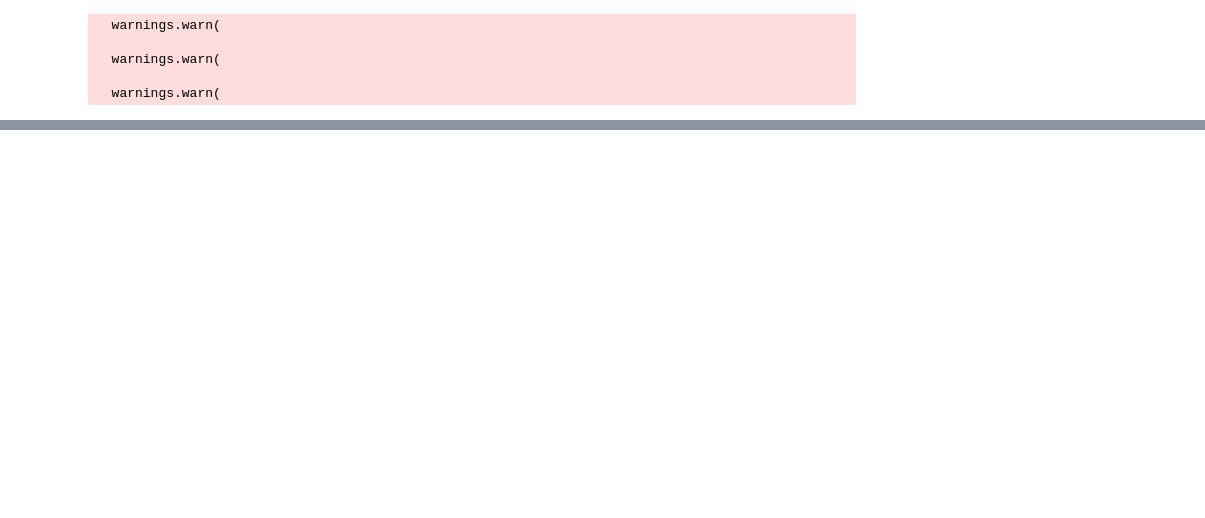
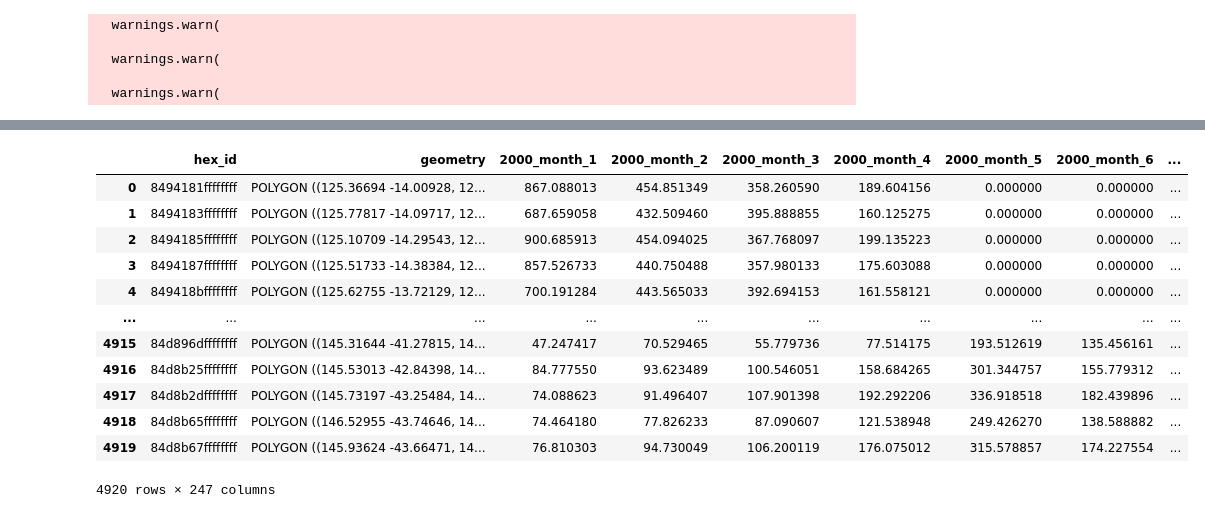
Before and after one commit to WyattJiang/2025_DataScienceProject2_DS07, a Jupyter notebook: data_gen/data_processing.ipynb, the cells around one changed output, grey strips where cells are left out. Drawn from its saved outputs; the diff is of its cells as text; code cells hidden in the pictures; blank space fills up the shorter version.

Commit message:
hexagons be hexin

```diff
--- a/data_gen/data_processing.ipynb
+++ b/data_gen/data_processing.ipynb
@@ -8,6 +18,6 @@ precip, tmin, tmax = extractor.process_catalog(["precip", "tmin", "tmax"])
 # %%
-_, state_polygons = extractor.aggregate_shape(precip)
-precip_gdf_hex, hexagon_polygons = extractor.aggregate_h3_australia(precip)
-tmax_gdf_hex, _ = extractor.aggregate_h3_australia(tmax)
-tmin_gdf_hex, _ = extractor.aggregate_h3_australia(tmin)
+# _, state_polygons = extractor.aggregate_shape(precip)
+precip_gdf_hex, hexagon_polygons = extractor.aggregate_h3_australia(precip, state_polygons, resolution=4)
+# tmax_gdf_hex, _ = extractor.aggregate_h3_australia(tmax, state_polygons)
+# tmin_gdf_hex, _ = extractor.aggregate_h3_australia(tmin, state_polygons)
 # %% [output]
@@ -16,5 +30,5 @@ AttributeError: module 'h3' has no attribute 'geo_to_h3'
 # %%
-precip_gdf, state_polygons = extractor.aggregate_shape(precip)
+precip_gdf, _ = extractor.aggregate_shape(precip)
 tmax_gdf, _ = extractor.aggregate_shape(tmax)
 tmin_gdf, _ = extractor.aggregate_shape(tmin)
 # %% [output]
@@ -176,0 +143,31 @@ Name: SHAPE_Area, dtype: float64
+# %%
+import folium
+import geopandas
+import geopandas as gpd
+merged = hexagon_polygons.merge(precip_gdf_hex, on="hex_id", how="inner")
+
+merged = gpd.GeoDataFrame(merged, geometry="geometry", crs=state_polygons.crs)
+
+m = merged.explore(
+    column="2020_month_1",
+    cmap="Blues",
+    tooltip=["2020_month_1"],
+    popup=False,
+    tiles="OpenStreetMap"
+)
+# %%
+merged
+# %% [output]
+|  | hex_id | geometry | 2000_month_1 | 2000_month_2 | 2000_month_3 | 2000_month_4 | 2000_month_5 | 2000_month_6 | ... |
+| 0 | 8494181ffffffff | POLYGON ((125.36694 -14.00928, 12... | 867.088013 | 454.851349 | 358.260590 | 189.604156 | 0.000000 | 0.000000 | ... |
+| 1 | 8494183ffffffff | POLYGON ((125.77817 -14.09717, 12... | 687.659058 | 432.509460 | 395.888855 | 160.125275 | 0.000000 | 0.000000 | ... |
+| 2 | 8494185ffffffff | POLYGON ((125.10709 -14.29543, 12... | 900.685913 | 454.094025 | 367.768097 | 199.135223 | 0.000000 | 0.000000 | ... |
+| 3 | 8494187ffffffff | POLYGON ((125.51733 -14.38384, 12... | 857.526733 | 440.750488 | 357.980133 | 175.603088 | 0.000000 | 0.000000 | ... |
+| 4 | 849418bffffffff | POLYGON ((125.62755 -13.72129, 12... | 700.191284 | 443.565033 | 392.694153 | 161.558121 | 0.000000 | 0.000000 | ... |
+| ... | ... | ... | ... | ... | ... | ... | ... | ... | ... |
+| 4915 | 84d896dffffffff | POLYGON ((145.31644 -41.27815, 14... | 47.247417 | 70.529465 | 55.779736 | 77.514175 | 193.512619 | 135.456161 | ... |
+| 4916 | 84d8b25ffffffff | POLYGON ((145.53013 -42.84398, 14... | 84.777550 | 93.623489 | 100.546051 | 158.684265 | 301.344757 | 155.779312 | ... |
+| 4917 | 84d8b2dffffffff | POLYGON ((145.73197 -43.25484, 14... | 74.088623 | 91.496407 | 107.901398 | 192.292206 | 336.918518 | 182.439896 | ... |
+| 4918 | 84d8b65ffffffff | POLYGON ((146.52955 -43.74646, 14... | 74.464180 | 77.826233 | 87.090607 | 121.538948 | 249.426270 | 138.588882 | ... |
+| 4919 | 84d8b67ffffffff | POLYGON ((145.93624 -43.66471, 14... | 76.810303 | 94.730049 | 106.200119 | 176.075012 | 315.578857 | 174.227554 | ... |
+4920 rows × 247 columns
```
Also changed, not shown: parts of 17 cells of this notebook, 1 other file.
